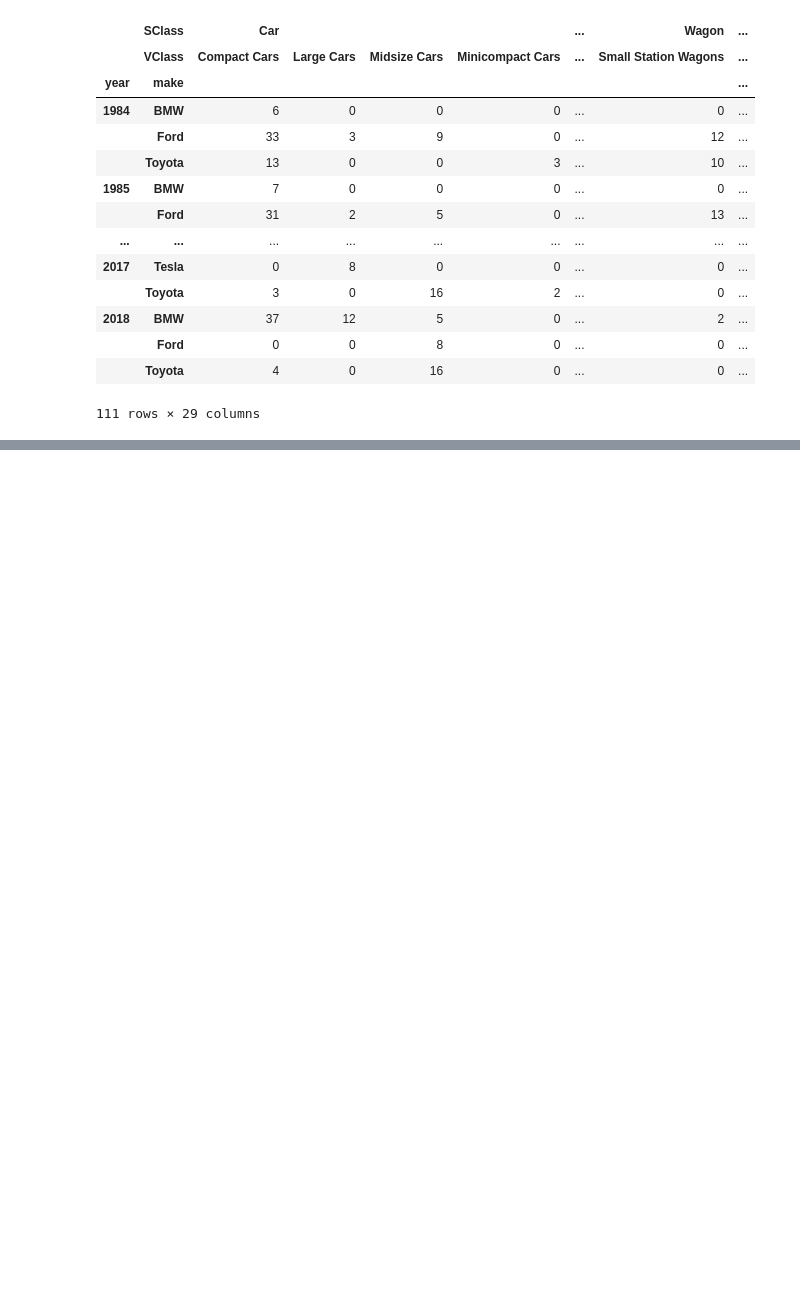
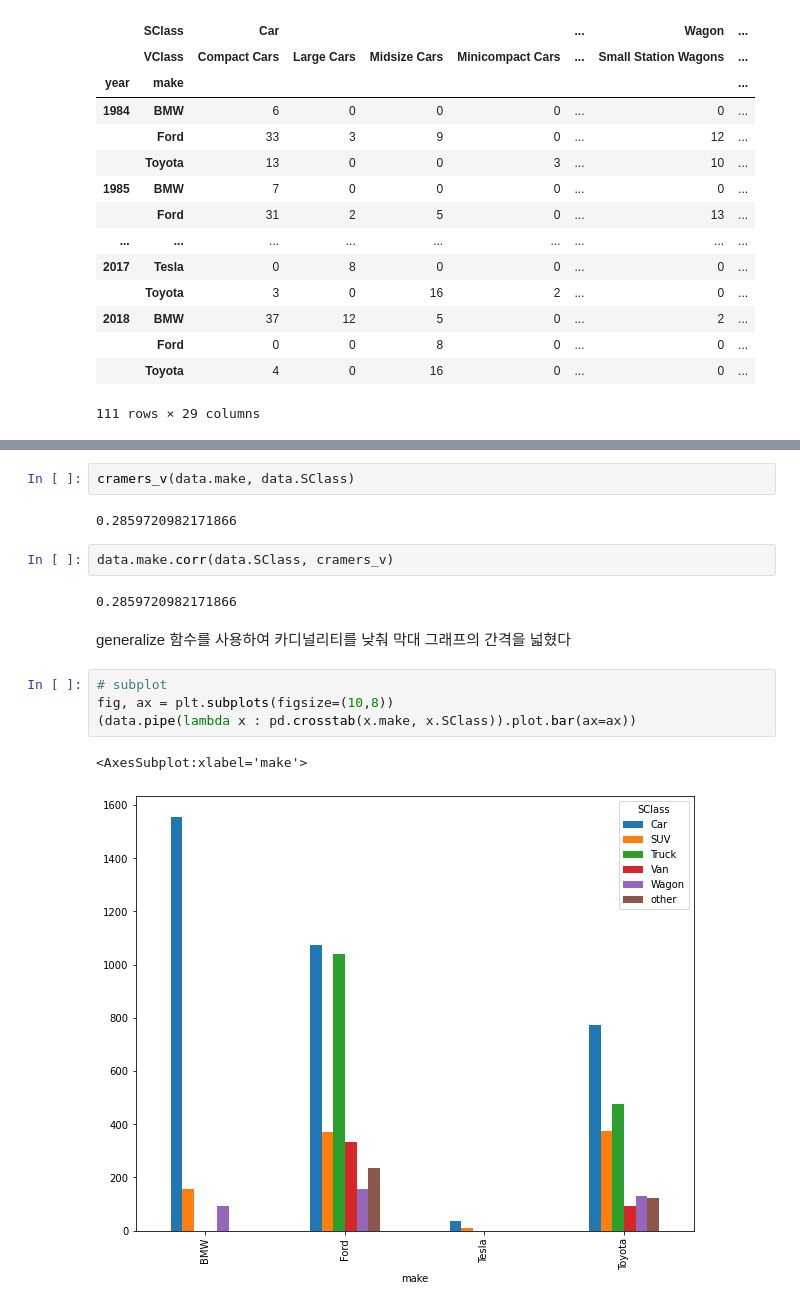
Before and after one commit to cldud400/fintech_class, a Jupyter notebook: 발표/cookbook/cookbook/ch05발표/ch-05.ipynb, the cells around one changed output, grey strips where cells are left out. Drawn from its saved outputs; the diff is of its cells as text; blank space fills up the shorter version.

```diff
--- a/발표/cookbook/cookbook/ch05발표/ch-05.ipynb
+++ b/발표/cookbook/cookbook/ch05발표/ch-05.ipynb
@@ -657,0 +672,17 @@ pd.crosstab([data.year, data.make], [data.SClass, data.VClass])
+# %%
+cramers_v(data.make, data.SClass)
+# %% [output]
+0.2859720982171866
+# %%
+data.make.corr(data.SClass, cramers_v)
+# %% [output]
+0.2859720982171866
+# %% [markdown]
+generalize 함수를 사용하여 카디널리티를 낮춰 막대 그래프의 간격을 넓혔다
+# %%
+# subplot
+fig, ax = plt.subplots(figsize=(10,8))
+(data.pipe(lambda x : pd.crosstab(x.make, x.SClass)).plot.bar(ax=ax))
+# %% [output]
+<AxesSubplot:xlabel='make'>
+[figure, added]
```
Also changed, not shown: parts of 18 cells of this notebook.
